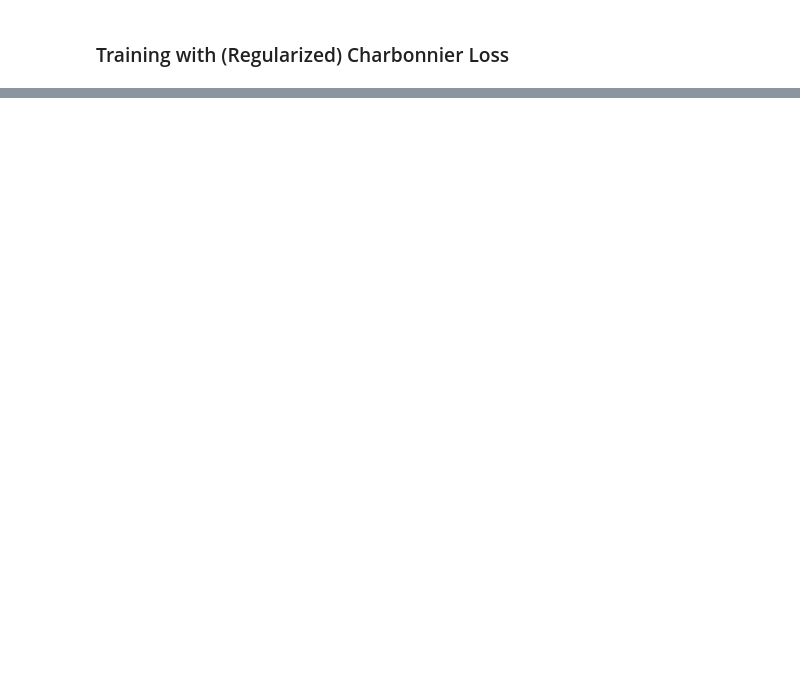
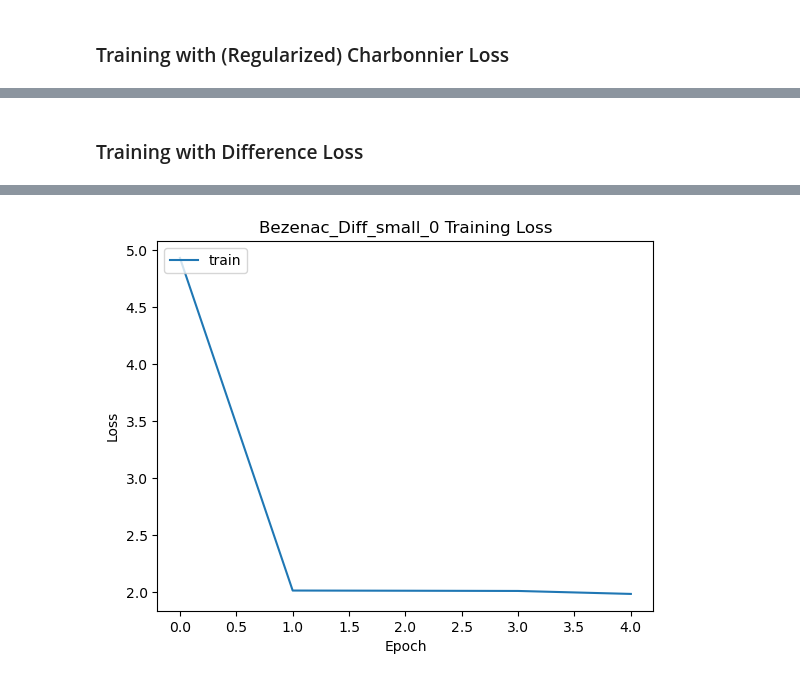
Before and after one commit to ghostpress/rainfall-pde-ml, a Jupyter notebook: code/MLcode.ipynb, the cells around one changed output, grey strips where cells are left out. Saved outputs shown, nothing was run; the diff lists cells and outputs as text; code cells hidden in the pictures; blank space fills up the shorter version.

Commit message:
Updated TODOs

```diff
--- a/code/MLcode.ipynb
+++ b/code/MLcode.ipynb
@@ -363,6 +366,11 @@ class Charbonnier_Loss(Function):
         grad = grad_charbonnier(distsq, alpha, eps)
 
         return grad, None, None, None
+# %%
+def difference_loss(y_pred, y): # TODO: squared loss instead
+    error = torch.sum((y_pred - y)**2, axis=1)
+    loss = torch.sqrt(torch.mean(error))
+    return loss
 # %% [markdown]
 ### Warp
 # %% [markdown]
@@ -929,0 +950,18 @@ Mean: 83848.47239
+# %% [markdown]
+### Training with Difference Loss
+# %%
+net3 = CDNN(hist=4)
+optim = torch.optim.Adam(net3.parameters(), lr=1e-3)
+
+exp3 = Experiment(name="Bezenac_Diff_small_0",                          # de Bezenac model, trained on Diff Loss
+                  trainset=training_loader, valset=None, testset=None,  # data loaders
+                  model=net3,                                           # model with 4 days of history
+                  loss_fn=difference_loss,                              # loss function for training
+                  regloss=False,                                        # whether to regularize the training loss
+                  test_loss=nn.MSELoss(reduction="mean"),               # loss function for testing
+                  optimizer=optim,
+                  examples=None,
+                  outdir=path)
+
+exp3.run(epochs=5)
+# %% [output]
@@ -929,0 +985 @@ Mean: 83848.47239
+[figure, added]
```
Also changed, not shown: parts of 11 cells of this notebook.
